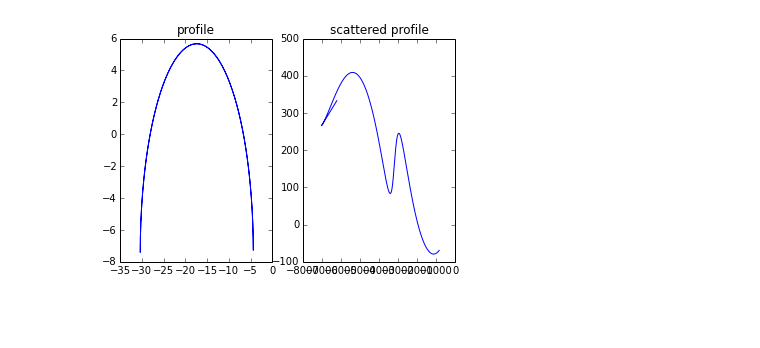
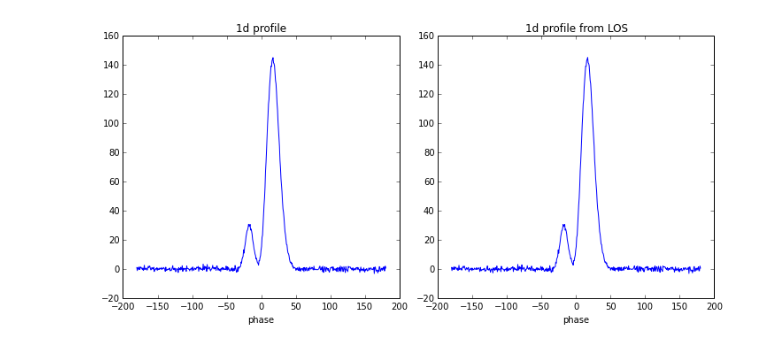
Before and after one commit to Isabella-Dineo/beam_py, a Jupyter notebook: patchbeam_main.ipynb, the cells around one changed output. Cells and saved outputs as stored; diff of their text form; code cells hidden in the pictures; blank space fills up the shorter version.

Commit message:
update: profile plot

```diff
--- a/patchbeam_main.ipynb
+++ b/patchbeam_main.ipynb
@@ -6,6 +117,6 @@ import matplotlib.cm as cm
 # %%
 def emission_height(P, hmin, hmax, ncomp):
-    """Function to determine the emission heights given hmin and hmax. Allowed emision heights for young
+    """Function to determine emission heights given hmin and hmax. Allowed emision heights for young
        pulsars range between [950, 1000] and between [20, 1000] for old pulsars.
 
        Args:
@@ -46,5 +157,5 @@ if __name__ == "__main__":
     hmax = 1000
     ncomp = 4
     heights = emission_height(P, hmin, hmax, ncomp)
-    print heights
+    print "heigths = ",heights,"km"
 # %% [output]
@@ -369,68 +423,77 @@ def plotpatch(P, alpha, beta, heights, centerx, centery):
 
     """
 
-#   make a 2D array:
+#   initialize parameters:
     x = np.linspace(-180, 180, num=500, endpoint=True)
     y = np.linspace(-180, 180, num=500, endpoint=True)
     X,Y = np.meshgrid(x,y)
+    gauss = np.zeros(len(x))
     Z = np.zeros_like(X)
 
-#   find the width of the patches
+#   find the width of the patches:
     patchwidths = patch_width(P, heights)
 
 
-#   An arbitrary peak of the 2D gaussian:
-    peak = 5.
-    cenx = []
-    ceny = []
+#   An arbitrary peak of the profile:
+    peak = 10.
+
+#   Get the line of sight:
+    xlos, ylos, thetalos = los(alpha, beta)
+
     for cid, comp in enumerate(heights):
 #       widths for circular patches:
         sigmax = patchwidths[cid]
         sigmay = patchwidths[cid]
-        cenx.append(sigmax)
-        ceny.append(sigmay)
 
 #       center of the patch:
         patchCenterX = centerx[cid]
         patchCenterY = centery[cid]
 
+#       1D gassian profile:
+        for cen in np.arange(len(patchCenterX)):
+            gauss += peak * np.exp(-((x - patchCenterX[0]) / sigmax)**2)
+
 #       2D gaussian:
         for pc in zip(patchCenterX, patchCenterY):
             Z += peak*np.exp(-((X - pc[0])**2 / (2*sigmax**2) + (Y - pc[1])**2 / (2*sigmay**2)))
 
-#   get the line of sight:
-    xlos, ylos, thetalos = los(alpha, beta)
+#   add noise: a normal distibution with zero mean, and std dev = 1
+    noise = np.random.normal(0, 1, 500)
+    gauss = gauss + noise
 
-#   create a sight line profile:
-    xprof = np.zeros(len(xlos))
-    yprof = np.zeros(len(ylos))
-    for i in np.arange(len(cenx)):
-        for j in np.arange(len(xlos)):
-            xprof[j] = xlos[j] - cenx[i]
-            yprof[j] = ylos[j] - ceny[i]
-
-#   apply scattering:
-    sxprof = scatter(xprof, dm, period, freq)
-    syprof = scatter(yprof, dm, period, freq)
-
-#   patchy emission region:
-    plt.figure()
-    plt.imshow(Z, cmap=cm.gray)
-    plt.colorbar()
 
 
 #   profile plot:
-    plt.subplot(1, 2, 1)
-    plt.plot(xprof, yprof)
-    plt.title('profile')
-    plt.subplot(1, 2, 2)
-    plt.plot(sxprof, syprof)
-    plt.title('scattered profile')
 
+    prof = gauss - xlos
+    fig1 = plt.figure(figsize=(10,5))
+    ax1 = plt.subplot(1, 2, 1)
+    plt.title("1d profile")
+    plt.xlabel("phase")
+    plt.tight_layout()
+    plt.plot(x, gauss)
+
+    plt.subplot(1, 2, 2, sharey=ax1)
+    plt.title("1d profile from LOS")
+    plt.xlabel("phase")
+    plt.tight_layout()
+    plt.plot(x, prof)
+
+#   scattered profile:
+    #prof_scatter = scatter(gauss, dm, period,freq)
+    #plt.figure()
+    #plt.title("1d scattered profile")
+    #plt.xlabel("phase")
+    #plt.plot(x, prof_scatter)
+
+#   patchy emission region:
+
+    plt.figure(figsize=(10, 5))
+    plt.plot(1e2*xlos, 1e2*ylos, '--r')
+    plt.imshow(Z, extent=[-np.amax(Z),np.amax(Z),-np.amax(Z),np.amax(Z)])#, cmap=cm.gray)
+    plt.colorbar()
 
 ############################ simple test ##########################
 if __name__ == "__main__":
-    alpha = 10
-    beta = 3
     plotpatch(P, alpha, beta, heights, cx, cy)
 # %% [output]
@@ -439 +500 @@ verbose (y/n)? : n
-[figure, old version]
+[figure, new version]
```
Also changed, not shown: parts of 12 cells of this notebook.
